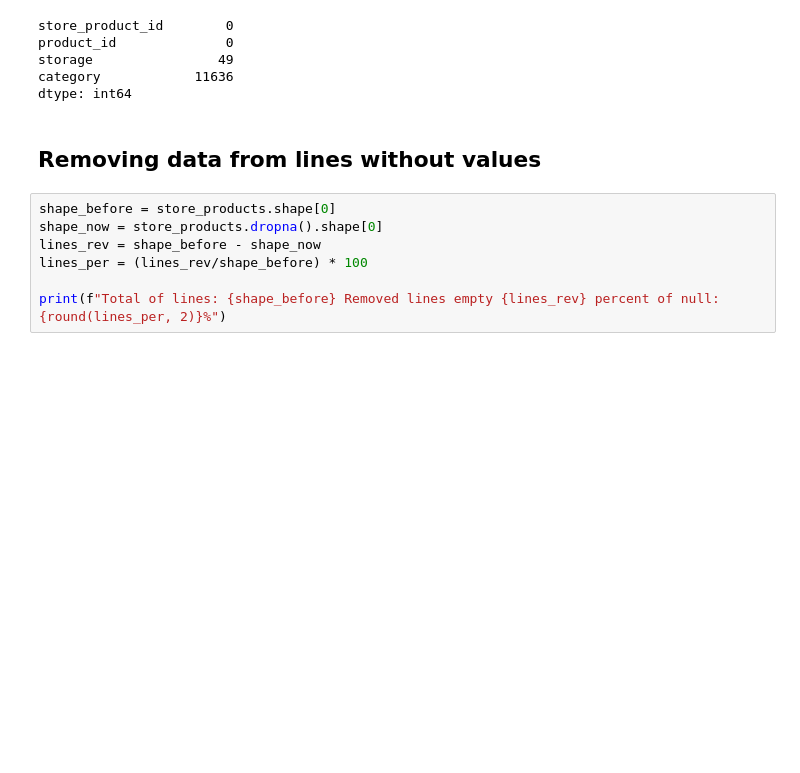
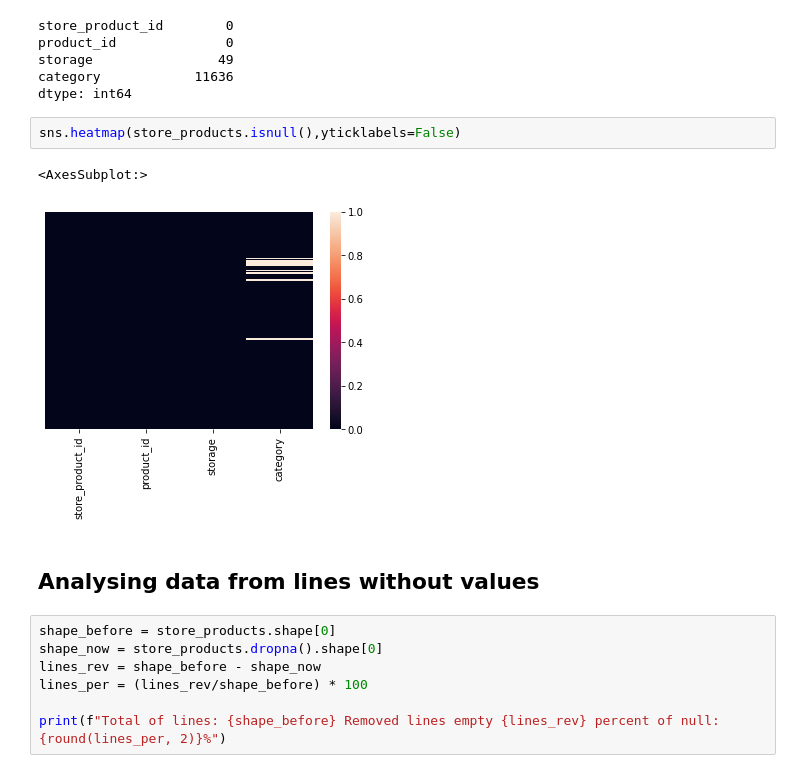
Before and after one commit to alexaugusto23/warehouse_dataset, a Jupyter notebook: warehouse_analysis.ipynb, the cells around one changed output. Cells and saved outputs as stored; diff of their text form; blank space fills up the shorter version.

```diff
--- a/warehouse_analysis.ipynb
+++ b/warehouse_analysis.ipynb
@@ -197,8 +210,13 @@ product_id              0
 storage                49
 category            11636
 dtype: int64
+# %%
+sns.heatmap(store_products.isnull(),yticklabels=False)
+# %% [output]
+<AxesSubplot:>
+[figure, added]
 # %% [markdown]
-## Removing data from lines without values
+## Analysing data from lines without values
 # %%
 shape_before = store_products.shape[0]
 shape_now = store_products.dropna().shape[0]
```
Also changed, not shown: parts of 26 cells of this notebook, 1 other file.
